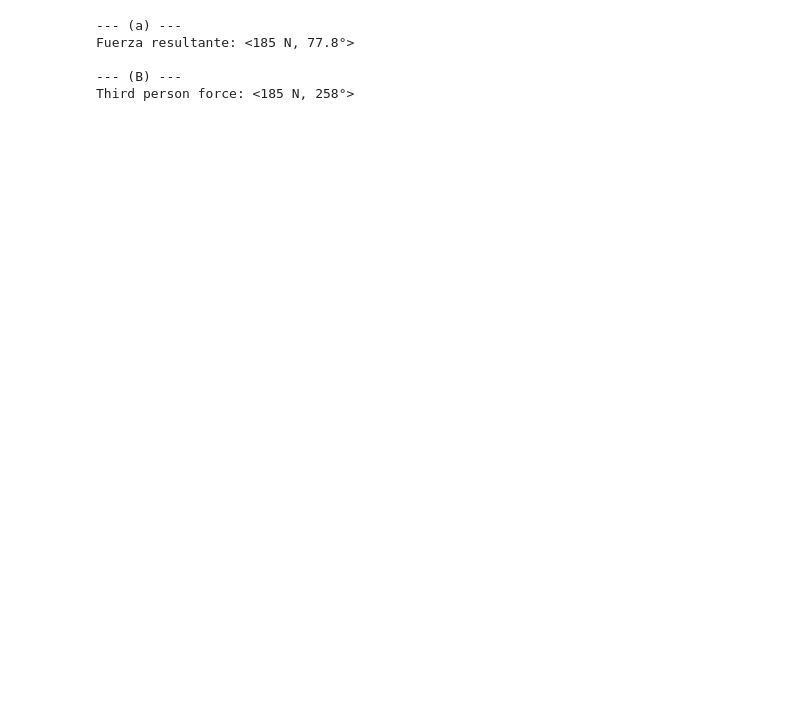
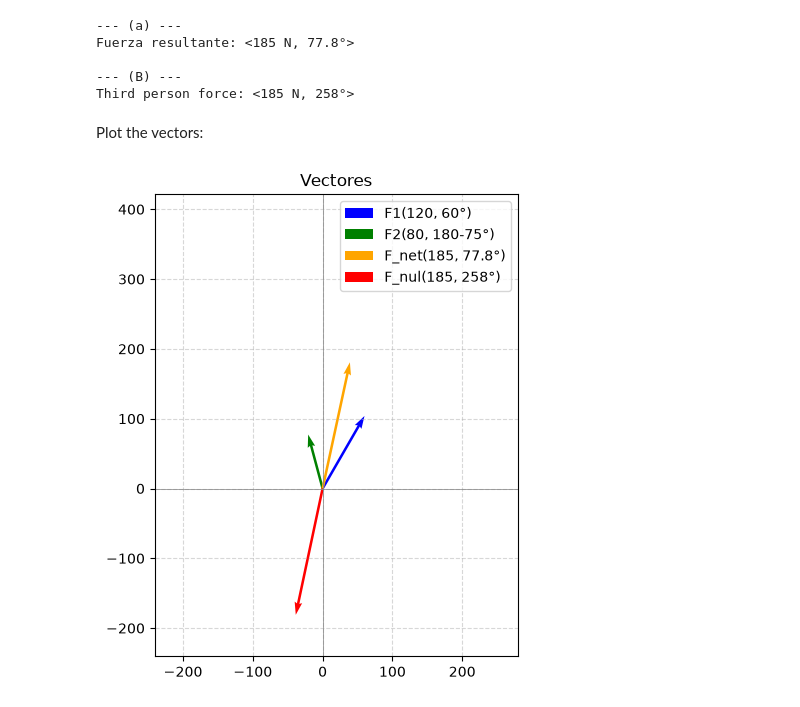
Before and after one commit to cr2003/BK_College_Physics_Serway_12, a Jupyter notebook: ch01/ch01_Problems_61_71.ipynb, the cells around one changed output. Cells and saved outputs as stored; diff of their text form; code cells hidden in the pictures; blank space fills up the shorter version.

```diff
--- a/ch01/ch01_Problems_61_70.ipynb
+++ b/ch01/ch01_Problems_61_71.ipynb
@@ -298,3 +298,27 @@ Fuerza resultante: <185 N, 77.8°>
 
 --- (B) ---
 Third person force: <185 N, 258°>
+# %% [markdown]
+Plot the vectors:
+# %%
+# Import your helper function directly
+from helper_functions import plot_vector, plot_vector_xy
+
+
+fig, ax = plt.subplots(figsize=(6, 6))
+ax.set_aspect("equal")
+ax.axhline(0, color="gray", linewidth=0.5)
+ax.axvline(0, color="gray", linewidth=0.5)
+ax.grid(True, linestyle="--", alpha=0.5)
+
+# just in case is needed we can use ret, normally not use
+ret_1 = plot_vector(120, 60, ax=ax, color="b", label="F1(120, 60°)")
+ret_2 = plot_vector(80, 180 - 75, ax=ax, color="g", label="F2(80, 180-75°)")
+ret_3 = plot_vector(185, 77.8, ax=ax, color="orange", label="F_net(185, 77.8°)")
+ret_3 = plot_vector(185, 258, ax=ax, color="r", label="F_nul(185, 258°)")
+
+
+plt.title("Vectores")
+plt.show()
+# %% [output]
+[figure, added]
```
Also changed, not shown: parts of 2 cells of this notebook, 2 other files.
